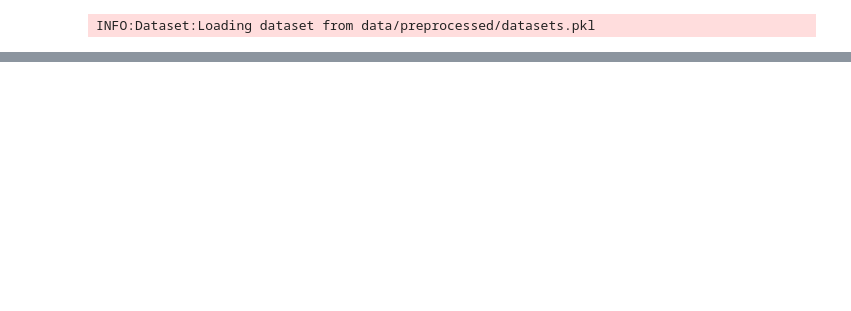
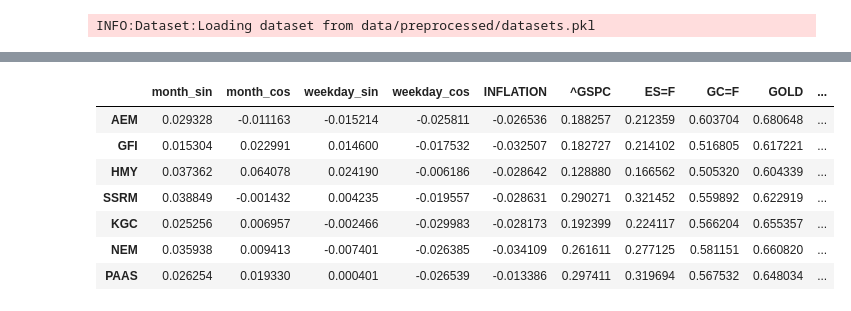
Before and after one commit to mikasso/nasdaq_forecasting, a Jupyter notebook: visualization.ipynb, the cells around one changed output, grey strips where cells are left out. Drawn from its saved outputs; the diff is of its cells as text; code cells hidden in the pictures; blank space fills up the shorter version.

```diff
--- a/visualization.ipynb
+++ b/visualization.ipynb
@@ -210,0 +200,5 @@ print(price_shares_corr)
+# %%
+cov_df = ds.covariates.train[0].pd_dataframe()
+cov_df.drop(columns=["volume"],inplace=True)
+print(df.head())
+print(cov_df.head())
@@ -210,0 +223,16 @@ print(price_shares_corr)
+# %%
+cov_corr = {}
+for column in cov_df.columns:
+    corr = df.corrwith(cov_df[column])
+    cov_corr[column] = corr
+
+pd.DataFrame(cov_corr)
+# %% [output]
+|  | month_sin | month_cos | weekday_sin | weekday_cos | INFLATION | ^GSPC | ES=F | GC=F | GOLD | ... |
+| AEM | 0.029328 | -0.011163 | -0.015214 | -0.025811 | -0.026536 | 0.188257 | 0.212359 | 0.603704 | 0.680648 | ... |
+| GFI | 0.015304 | 0.022991 | 0.014600 | -0.017532 | -0.032507 | 0.182727 | 0.214102 | 0.516805 | 0.617221 | ... |
+| HMY | 0.037362 | 0.064078 | 0.024190 | -0.006186 | -0.028642 | 0.128880 | 0.166562 | 0.505320 | 0.604339 | ... |
+| SSRM | 0.038849 | -0.001432 | 0.004235 | -0.019557 | -0.028631 | 0.290271 | 0.321452 | 0.559892 | 0.622919 | ... |
+| KGC | 0.025256 | 0.006957 | -0.002466 | -0.029983 | -0.028173 | 0.192399 | 0.224117 | 0.566204 | 0.655357 | ... |
+| NEM | 0.035938 | 0.009413 | -0.007401 | -0.026385 | -0.034109 | 0.261611 | 0.277125 | 0.581151 | 0.660820 | ... |
+| PAAS | 0.026254 | 0.019330 | 0.000401 | -0.026539 | -0.013386 | 0.297411 | 0.319694 | 0.567532 | 0.648034 | ... |
```
Also changed, not shown: parts of 11 cells of this notebook, 8 other files.
